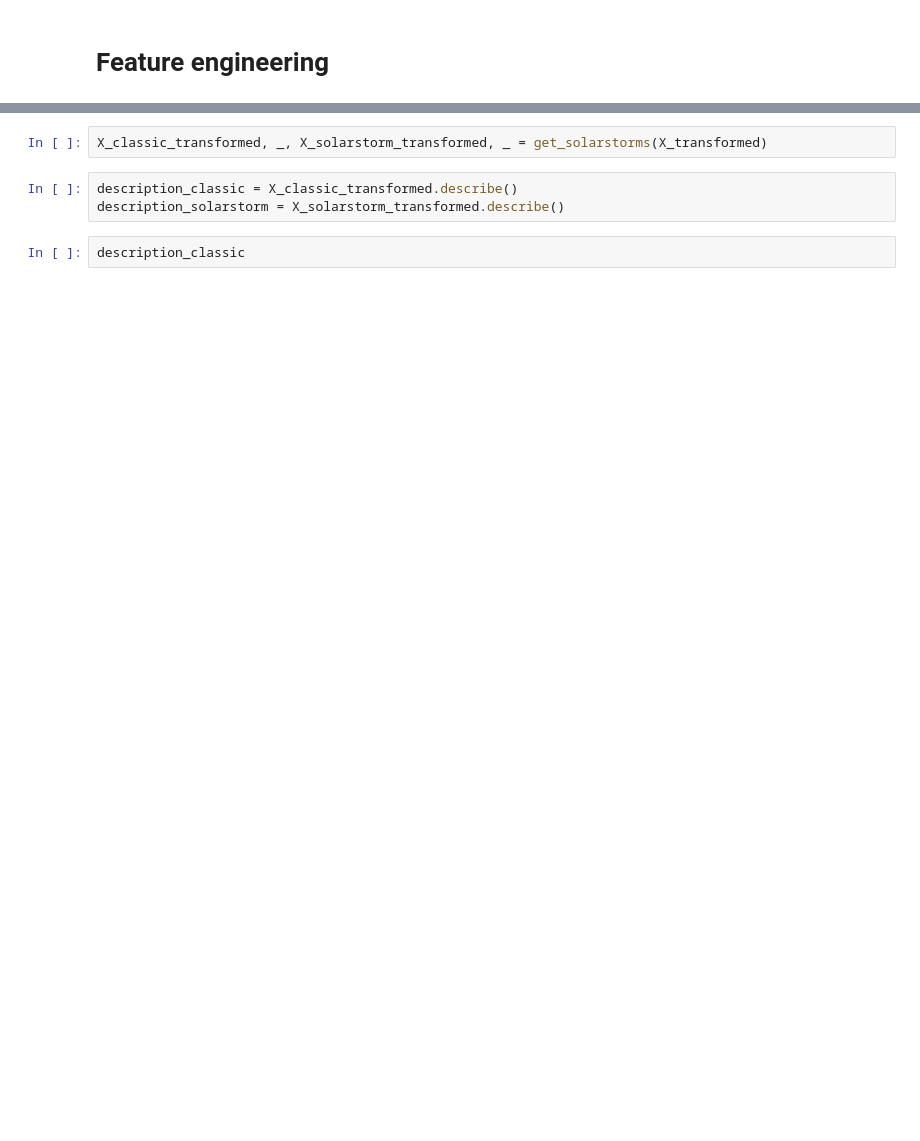
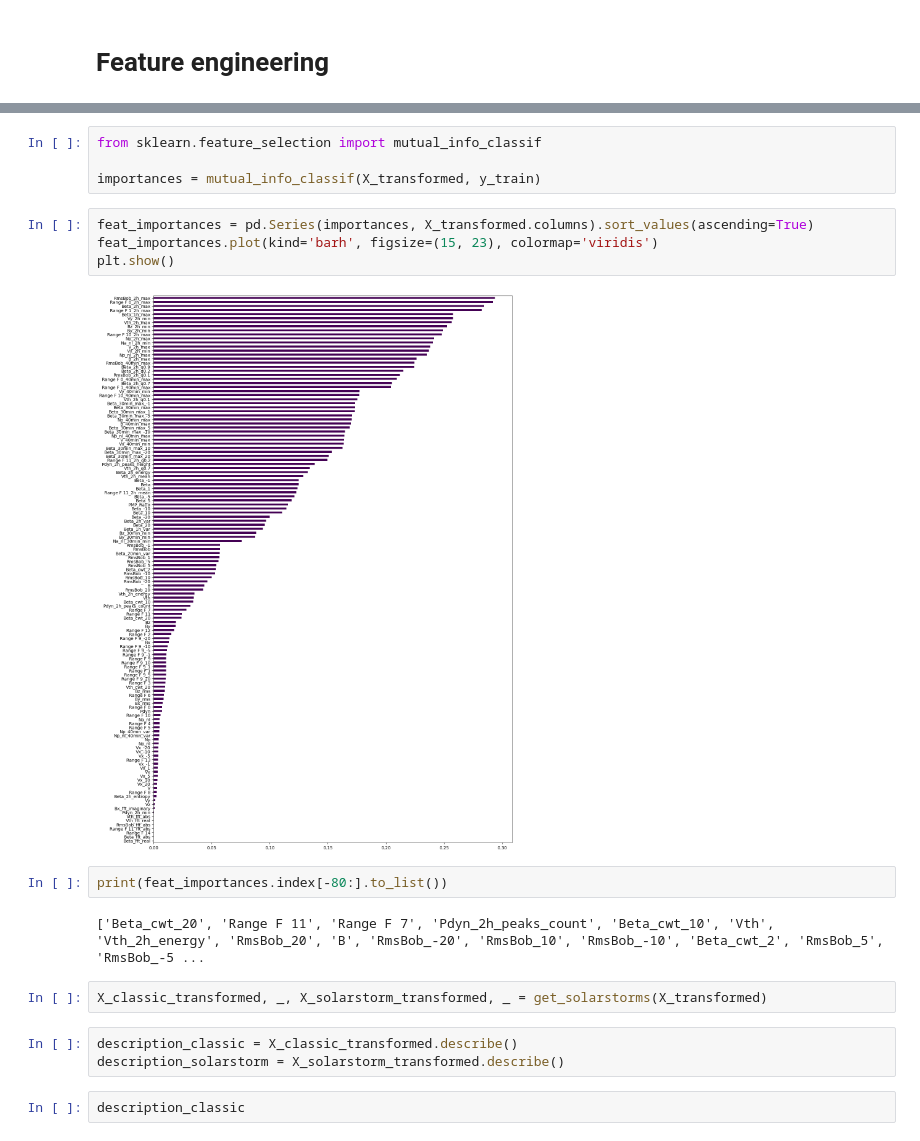
Before and after one commit to AlexandreChaussard/DataCamp-Solar_Wind, a Jupyter notebook: test_environment/playground.ipynb, the cells around one changed output, grey strips where cells are left out. Cells and saved outputs as stored; diff of their text form; blank space fills up the shorter version.

```diff
--- a/test_environment/playground.ipynb
+++ b/test_environment/playground.ipynb
@@ -202,3 +239,17 @@ memory usage: 223.7 MB
+# %%
+from sklearn.feature_selection import mutual_info_classif
+
+importances = mutual_info_classif(X_transformed, y_train)
+# %%
+feat_importances = pd.Series(importances, X_transformed.columns).sort_values(ascending=True)
+feat_importances.plot(kind='barh', figsize=(15, 23), colormap='viridis')
+plt.show()
+# %% [output]
+[figure, added]
+# %%
+print(feat_importances.index[-80:].to_list())
+# %% [output]
+['Beta_cwt_20', 'Range F 11', 'Range F 7', 'Pdyn_2h_peaks_count', 'Beta_cwt_10', 'Vth', 'Vth_2h_energy', 'RmsBob_20', 'B', 'RmsBob_-20', 'RmsBob_10', 'RmsBob_-10', 'Beta_cwt_2', 'RmsBob_5', 'RmsBob_-5 ...
 # %%
 X_classic_transformed, _, X_solarstorm_transformed, _ = get_solarstorms(X_transformed)
 # %%
```
Also changed, not shown: parts of 10 cells of this notebook, 6 other files.
